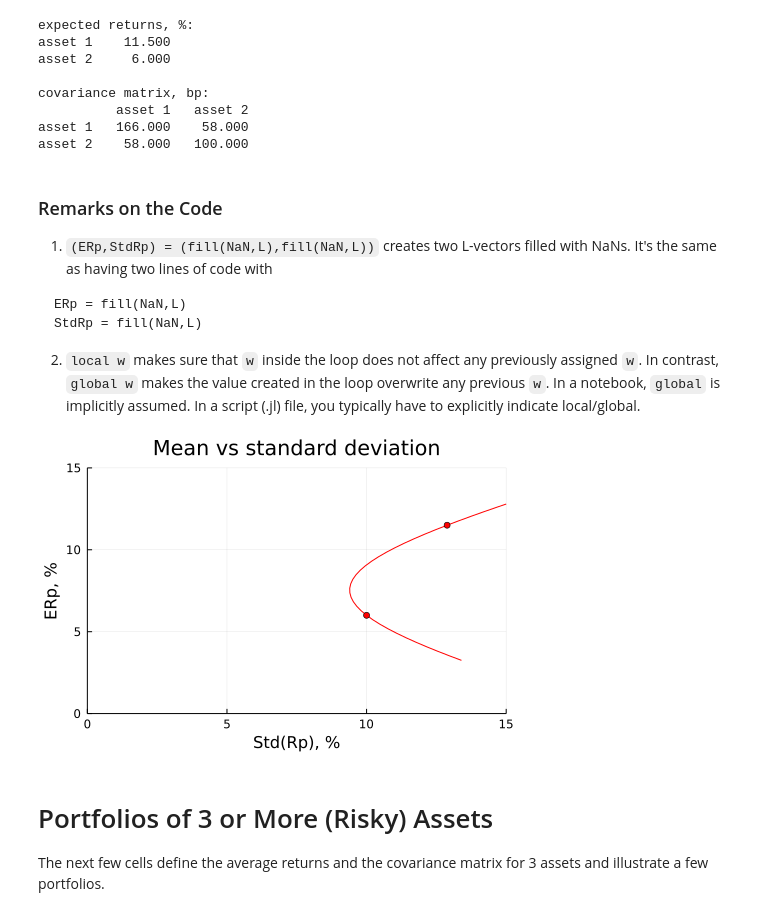
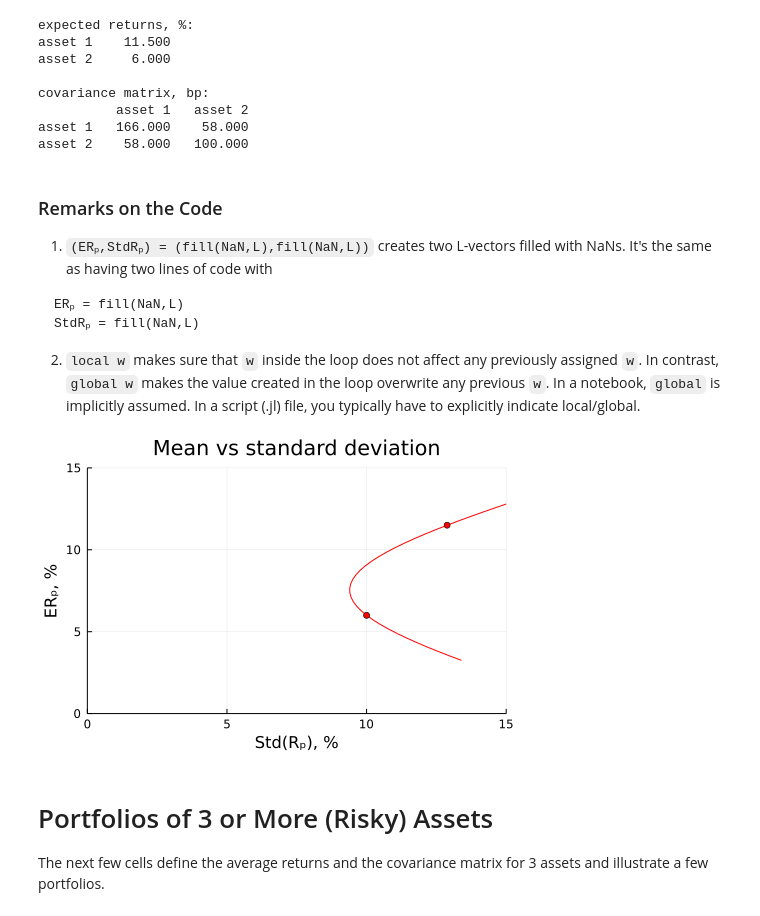
Before and after one commit to PaulSoderlind/FinancialTheoryMSc, a Jupyter notebook: Ch03_MeanVariance.ipynb, the cells around one changed output. Drawn from its saved outputs; the diff is of its cells as text; code cells hidden in the pictures.

````diff
--- a/Ch03_MeanVariance.ipynb
+++ b/Ch03_MeanVariance.ipynb
@@ -57,10 +57,10 @@ asset 2    58.000   100.000
 # %% [markdown]
 ### Remarks on the Code
 
-1. `(ERp,StdRp) = (fill(NaN,L),fill(NaN,L))` creates two L-vectors filled with NaNs. It's the same as having two lines of code with
+1. `(ERₚ,StdRₚ) = (fill(NaN,L),fill(NaN,L))` creates two L-vectors filled with NaNs. It's the same as having two lines of code with
 ```
-ERp = fill(NaN,L)
-StdRp = fill(NaN,L)
+ERₚ = fill(NaN,L)
+StdRₚ = fill(NaN,L)
 ```
 
 2. `local w` makes sure that `w` inside the loop does not affect any previously assigned `w`. In contrast, `global w` makes the value created in the loop overwrite any previous `w`. In a notebook, `global` is implicitly assumed. In a script (.jl) file, you typically have to explicitly indicate local/global.
@@ -68,26 +68,26 @@ StdRp = fill(NaN,L)
 L        = 41
 w₁_range = range(1.5,-0.5,length=L)           #different possible weights on asset 1
 
-(ERp,StdRp) = (fill(NaN,L),fill(NaN,L))   #to put the results in
+(ERₚ,StdRₚ) = (fill(NaN,L),fill(NaN,L))   #to put the results in
 for i = 1:L
     #local w                    #local/global is needed in script
     w        = [w₁_range[i];1-w₁_range[i]]  #weights on asset 1 and 2
-    ERp[i]   = w'μ
-    StdRp[i] = sqrt(w'Σ*w)
+    ERₚ[i]   = w'μ
+    StdRₚ[i] = sqrt(w'Σ*w)
 end
 # %%
-p1 = plot( StdRp*100,ERp*100,
+p1 = plot( StdRₚ*100,ERₚ*100,
            legend = nothing,
            linecolor = :red,
            xlim = (0,15),
            ylim = (0,15),
            title = "Mean vs standard deviation",
-           xlabel = "Std(Rp), %",
-           ylabel = "ERp, %" )
+           xlabel = "Std(Rₚ), %",
+           ylabel = "ERₚ, %" )
 scatter!(sqrt.(diag(Σ))*100,μ*100,markercolor=:red)
 display(p1)
 # %% [output]
-[figure, old version]
+[figure, new version]
 # %% [markdown]
 # Portfolios of 3 or More (Risky) Assets
 
````
Also changed, not shown: parts of 8 cells of this notebook, 12 other files.
